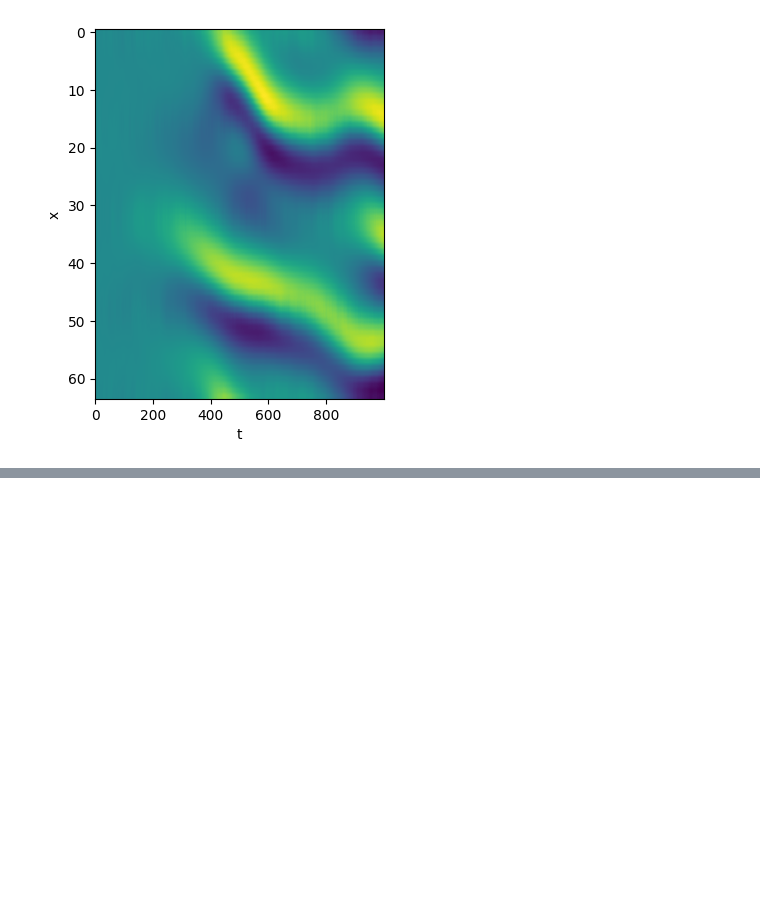
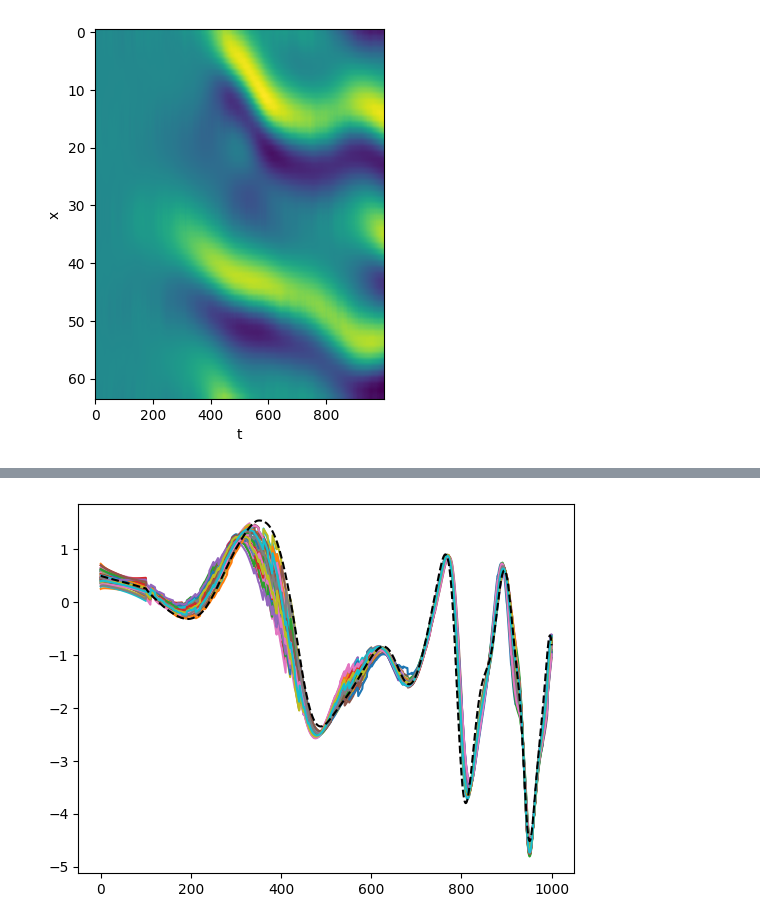
Before and after one commit to MagriLab/DA-RL, a Jupyter notebook: ks_experiment.ipynb, the cells around one changed output, grey strips where cells are left out. Cells and saved outputs as stored; diff of their text form; code cells hidden in the pictures; blank space fills up the shorter version.

```diff
--- a/ks_experiment.ipynb
+++ b/ks_experiment.ipynb
@@ -361,2 +354,0 @@ np.vstack((a,b)).shape
-# %%
-b = np.array([Af[1]])
@@ -671,0 +1120,2 @@ Text(0, 0.5, 'x')
+# %%
+config.enKF.wait_steps = 10
@@ -671,0 +1433,36 @@ Text(0, 0.5, 'x')
+# %%
+# random seed for initialization
+key = jax.random.PRNGKey(config.seed)
+key, key_network, key_buffer, key_env, key_obs, key_action = jax.random.split(key, 6)
+
+# initialize networks
+# sample state and action to get the correct shape
+state_0 = jnp.array([jnp.zeros(model.N)])
+action_0 = jnp.array([jnp.zeros(env.action_size)])
+actor_state, critic_state = agent.initial_network_state(key_network, state_0, action_0)
+
+true_state_arr, true_obs_arr, obs_arr, state_ens_arr, reward_arr = act_evaluate_episode(key_env, key_obs, params=actor_state.target_params)
+
+# initialize buffer
+replay_buffer = init_replay_buffer(capacity = config.replay_buffer.capacity,
+                                    state_dim = (model.N,),
+                                    action_dim = (env.action_size,),
+                                    rng_key = key_buffer)
+true_state_arr, true_obs_arr, obs_arr, state_ens_arr, reward_arr, replay_buffer = random_evaluate_episode(key_env, key_obs, key_action, replay_buffer)
+# %%
+# get full state from low order model
+# get the observation matrix that maps state to observations
+full_obs_mat = get_observation_matrix(model.N, model.L, env.ks_solver.x)
+state_ens_arr_ = jnp.hstack(
+    (state_ens_arr, jnp.conjugate(jnp.flip(state_ens_arr[:, 1:-1], axis=1)))
+)
+full_state_ens_arr = jnp.real(
+    jnp.einsum("kjm,ij->kim", state_ens_arr_, full_obs_mat)
+)
+# %%
+import matplotlib.pyplot as plt
+plt.plot(full_state_ens_arr[:,0,:])
+plt.plot(true_state_arr[:,0],'--',color='k')
+plt.show()
+# %% [output]
+[figure, added]
```
Also changed, not shown: parts of 24 cells of this notebook, 7 other files.
